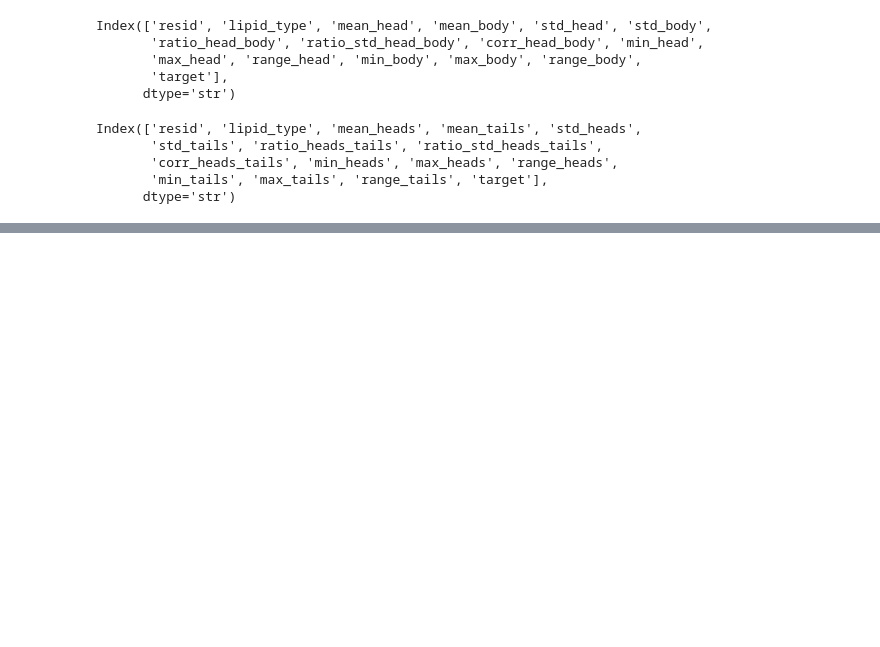
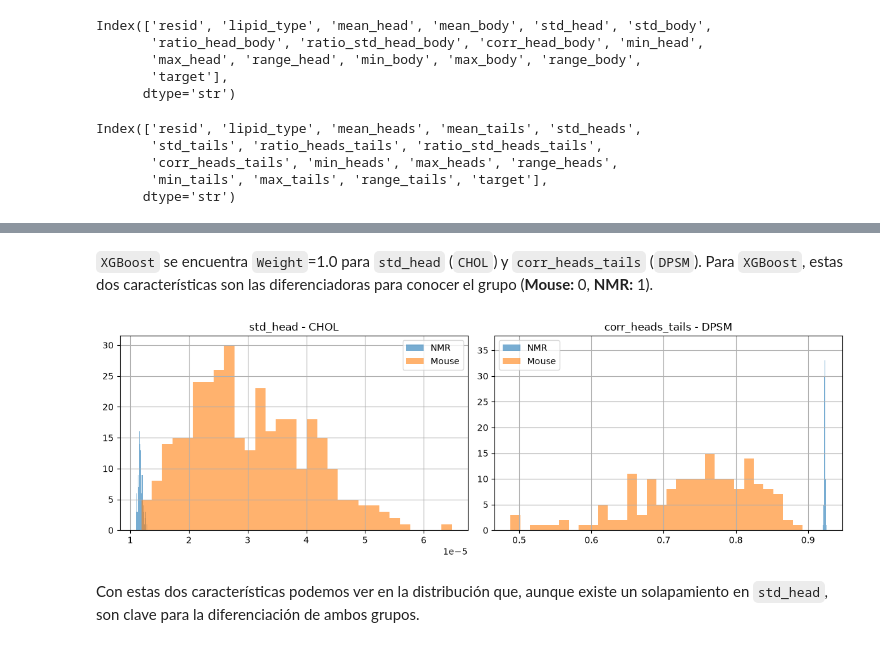
Before and after one commit to dylanhrojas/mouse-nmr, a Jupyter notebook: analysis.ipynb, the cells around one changed output, grey strips where cells are left out. Drawn from its saved outputs; the diff is of its cells as text; code cells hidden in the pictures; blank space fills up the shorter version.

```diff
--- a/analysis.ipynb
+++ b/analysis.ipynb
@@ -620,0 +892,31 @@ Index(['resid', 'lipid_type', 'mean_heads', 'mean_tails', 'std_heads',
+# %% [markdown]
+`XGBoost` se encuentra `Weight`=1.0 para `std_head` (`CHOL`) y `corr_heads_tails` (`DPSM`). Para `XGBoost`, estas dos características son las diferenciadoras para conocer el grupo (**Mouse:** 0, **NMR:** 1).
+# %%
+fig, axes = plt.subplots(1, 2, figsize=(12, 4))
+
+# CHOL
+df_chol[df_chol["target"] == 0]["std_head"].hist(
+    bins=30, alpha=0.6, label="NMR", ax=axes[0]
+)
+df_chol[df_chol["target"] == 1]["std_head"].hist(
+    bins=30, alpha=0.6, label="Mouse", ax=axes[0]
+)
+axes[0].set_title("std_head - CHOL")
+axes[0].legend()
+
+# DPSM
+df_dpsm[df_dpsm["target"] == 0]["corr_heads_tails"].hist(
+    bins=30, alpha=0.6, label="NMR", ax=axes[1]
+)
+df_dpsm[df_dpsm["target"] == 1]["corr_heads_tails"].hist(
+    bins=30, alpha=0.6, label="Mouse", ax=axes[1]
+)
+axes[1].set_title("corr_heads_tails - DPSM")
+axes[1].legend()
+
+plt.tight_layout()
+plt.show()
+# %% [output]
+[figure, added]
+# %% [markdown]
+Con estas dos características podemos ver en la distribución que, aunque existe un solapamiento en `std_head`, son clave para la diferenciación de ambos grupos.
```
Also changed, not shown: parts of 15 cells of this notebook.
